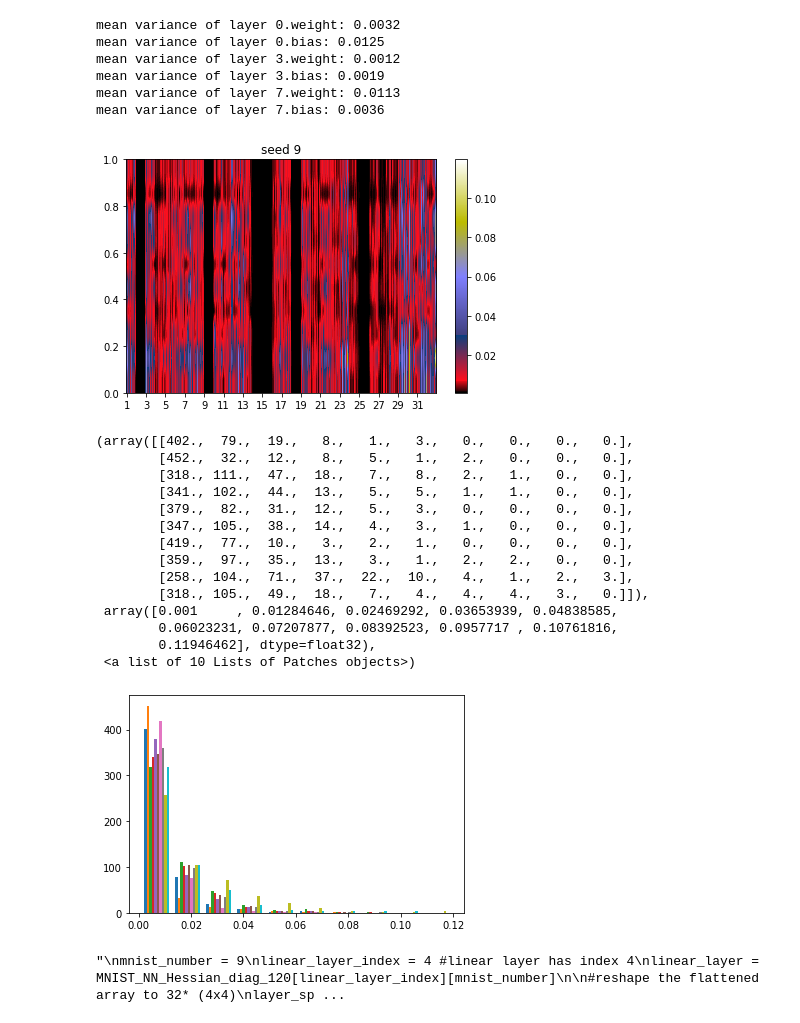
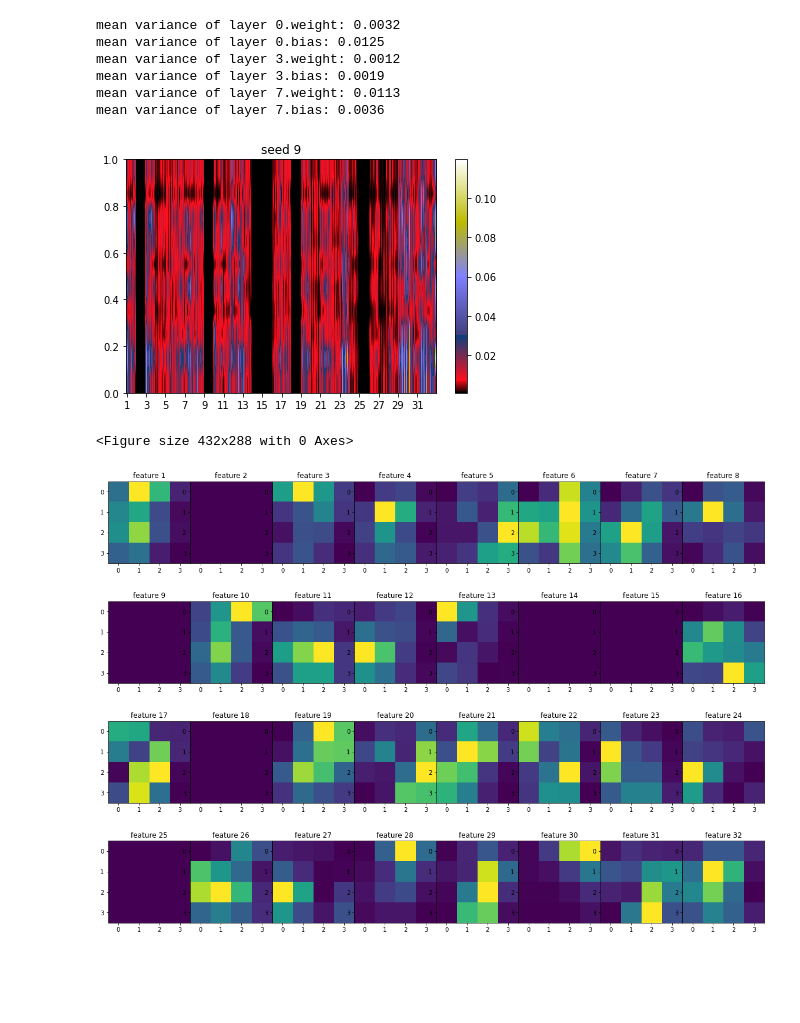
Before and after one commit to moreezee/BcThesisMK, a Jupyter notebook: Moritz_folder/different_seeds/precisionmeans_seed=9.ipynb, the cells around one changed output. Saved outputs shown, nothing was run; the diff lists cells and outputs as text; code cells hidden in the pictures; blank space fills up the shorter version.

```diff
--- a/Moritz_folder/different_seeds/precisionmeans_seed=9.ipynb
+++ b/Moritz_folder/different_seeds/precisionmeans_seed=9.ipynb
@@ -354,46 +354,28 @@ plt.colorbar()
 plt.tight_layout()
 plt.show()
 plt.savefig('linear_seed1000={}'.format(s))
-
-plt.hist(MNIST_NN_Hessian_diag_1000[4])
 # %% [output]
 [figure]
-(array([[402.,  79.,  19.,   8.,   1.,   3.,   0.,   0.,   0.,   0.],
-        [452.,  32.,  12.,   8.,   5.,   1.,   2.,   0.,   0.,   0.],
-        [318., 111.,  47.,  18.,   7.,   8.,   2.,   1.,   0.,   0.],
-        [341., 102.,  44.,  13.,   5.,   5.,   1.,   1.,   0.,   0.],
-        [379.,  82.,  31.,  12.,   5.,   3.,   0.,   0.,   0.,   0.],
-        [347., 105.,  38.,  14.,   4.,   3.,   1.,   0.,   0.,   0.],
-        [419.,  77.,  10.,   3.,   2.,   1.,   0.,   0.,   0.,   0.],
-        [359.,  97.,  35.,  13.,   3.,   1.,   2.,   2.,   0.,   0.],
-        [258., 104.,  71.,  37.,  22.,  10.,   4.,   1.,   2.,   3.],
-        [318., 105.,  49.,  18.,   7.,   4.,   4.,   4.,   3.,   0.]]),
- array([0.001     , 0.01284646, 0.02469292, 0.03653939, 0.04838585,
-        0.06023231, 0.07207877, 0.08392523, 0.0957717 , 0.10761816,
-        0.11946462], dtype=float32),
- <a list of 10 Lists of Patches objects>)
+<Figure size 432x288 with 0 Axes>
-[figure, removed]
 # %%
-"""
 mnist_number = 9
 linear_layer_index = 4 #linear layer has index 4
 linear_layer = MNIST_NN_Hessian_diag_120[linear_layer_index][mnist_number]
 
 #reshape the flattened array to 32* (4x4)
 layer_split = np.array_split(np.array(linear_layer), 32)
 for i in range(len(layer_split)-1):
     layer_split[i] = np.reshape(layer_split[i], (4, -1))
 
 #plot setup
 fig, axs = plt.subplots(4,8, figsize=(20, 15))
 fig.subplots_adjust(hspace = .001, wspace=.001)
 axs = axs.ravel()
 
 #iterate through the features and plot them
 for i in range(len(layer_split)):
     layer_split[i] = np.reshape(layer_split[i], (4, -1))
     axs[i].imshow(layer_split[i])
     axs[i].set_title('feature '+str(i+1))
-"""
 # %% [output]
-"\nmnist_number = 9\nlinear_layer_index = 4 #linear layer has index 4\nlinear_layer = MNIST_NN_Hessian_diag_120[linear_layer_index][mnist_number]\n\n#reshape the flattened array to 32* (4x4)\nlayer_sp ...
+[figure, added]
```
Also changed, not shown: parts of 3 cells of this notebook, 5 other files.
